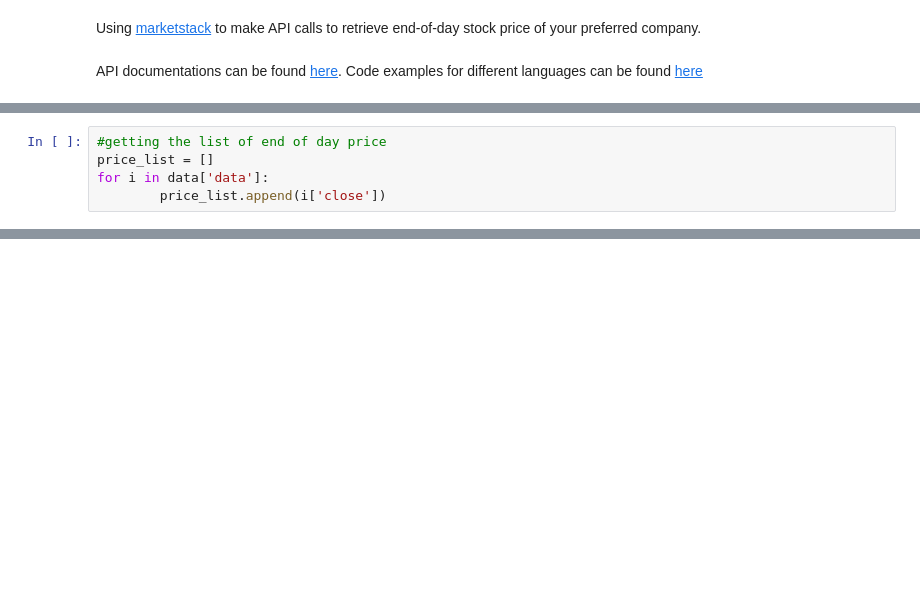
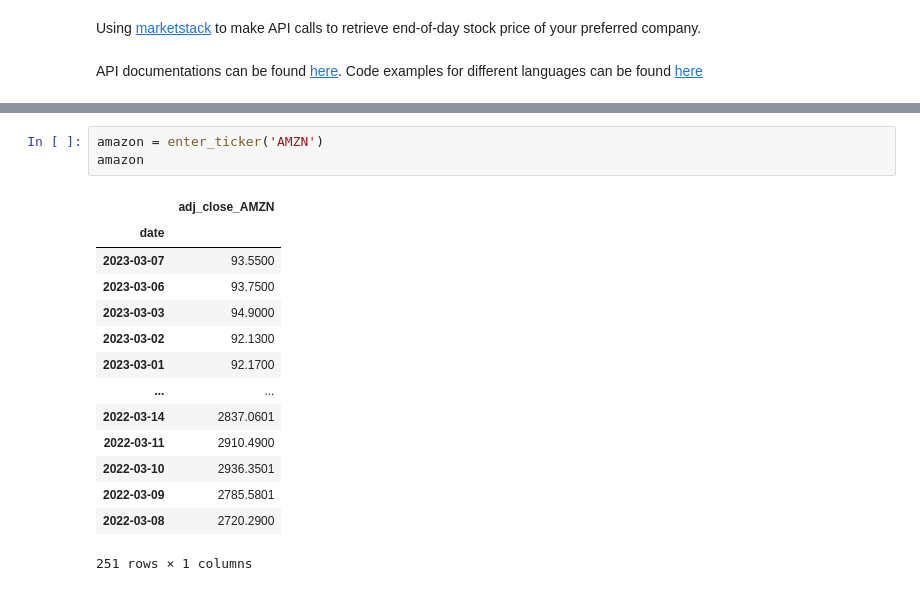
Before and after one commit to rahulakrish/portfolio_builder, a Jupyter notebook: notebook.ipynb, the cells around one changed output, grey strips where cells are left out. Cells and saved outputs as stored; diff of their text form; blank space fills up the shorter version.

```diff
--- a/notebook.ipynb
+++ b/notebook.ipynb
@@ -20,5 +10,0 @@ for symbol in companies:
-# %%
-#getting the list of end of day price
-price_list = []
-for i in data['data']:
-        price_list.append(i['close'])
@@ -51,0 +37,18 @@ Note: you may need to restart the kernel to use updated packages.
+# %%
+amazon = enter_ticker('AMZN')
+amazon
+# %% [output]
+|  | adj_close_AMZN |
+| date |  |
+| 2023-03-07 | 93.5500 |
+| 2023-03-06 | 93.7500 |
+| 2023-03-03 | 94.9000 |
+| 2023-03-02 | 92.1300 |
+| 2023-03-01 | 92.1700 |
+| ... | ... |
+| 2022-03-14 | 2837.0601 |
+| 2022-03-11 | 2910.4900 |
+| 2022-03-10 | 2936.3501 |
+| 2022-03-09 | 2785.5801 |
+| 2022-03-08 | 2720.2900 |
+251 rows × 1 columns
```
Also changed, not shown: parts of 9 cells of this notebook.
